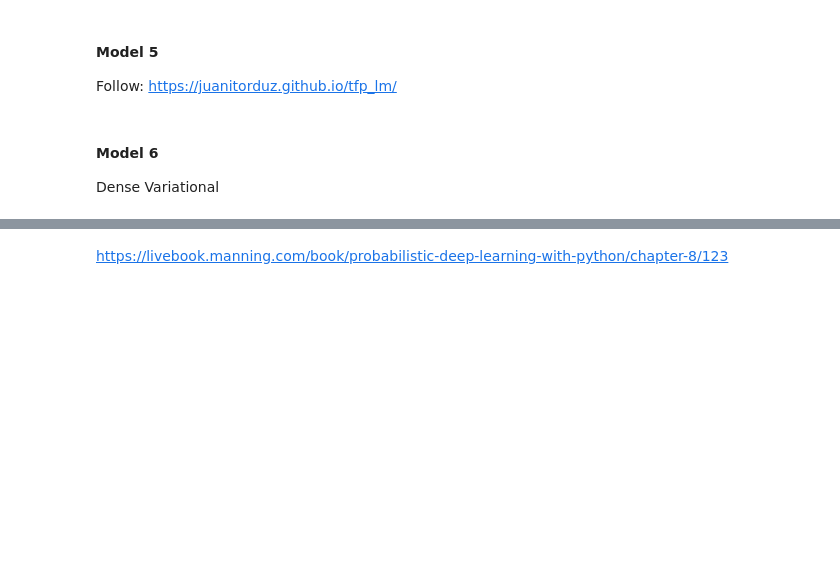
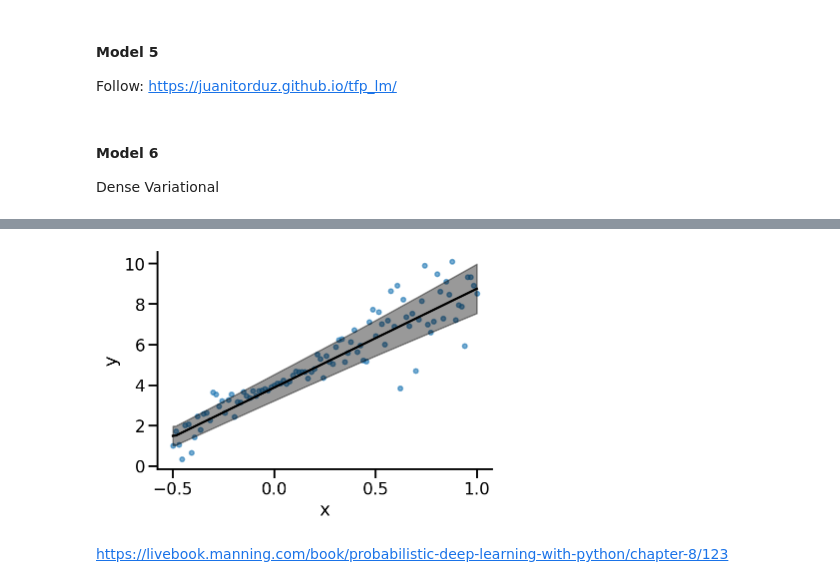
Before and after one commit to nipunbatra/blog-old, a Jupyter notebook: _notebooks/2022-01-28-tfp-linear-regression.ipynb, the cells around one changed output, grey strips where cells are left out. Drawn from its saved outputs; the diff is of its cells as text; code cells hidden in the pictures; blank space fills up the shorter version.

```diff
--- a/_notebooks/2022-01-28-tfp-linear-regression.ipynb
+++ b/_notebooks/2022-01-28-tfp-linear-regression.ipynb
@@ -239,0 +228,11 @@ plot(model_6)
+# %%
+N = len(x)
+model_7 = Sequential([
+    # Requires posterior and prior distribution
+    # Add kl_weight for weight regularization
+    tfl.DenseVariational(16, posterior, prior, kl_weight=1/N, activation='relu', input_shape=(1, )),
+    tfl.DenseVariational(2, posterior, prior, kl_weight=1/N),
+    tfl.IndependentNormal(1)
+])
+
+model_7.compile(loss=nll, optimizer='adam')
@@ -240,2 +243,6 @@ plot(model_6)
+# %%
+plot(model_7)
+# %% [output]
+[figure, added]
 # %% [markdown]
 https://livebook.manning.com/book/probabilistic-deep-learning-with-python/chapter-8/123
```
Also changed, not shown: parts of 11 cells of this notebook, 7 other files.
